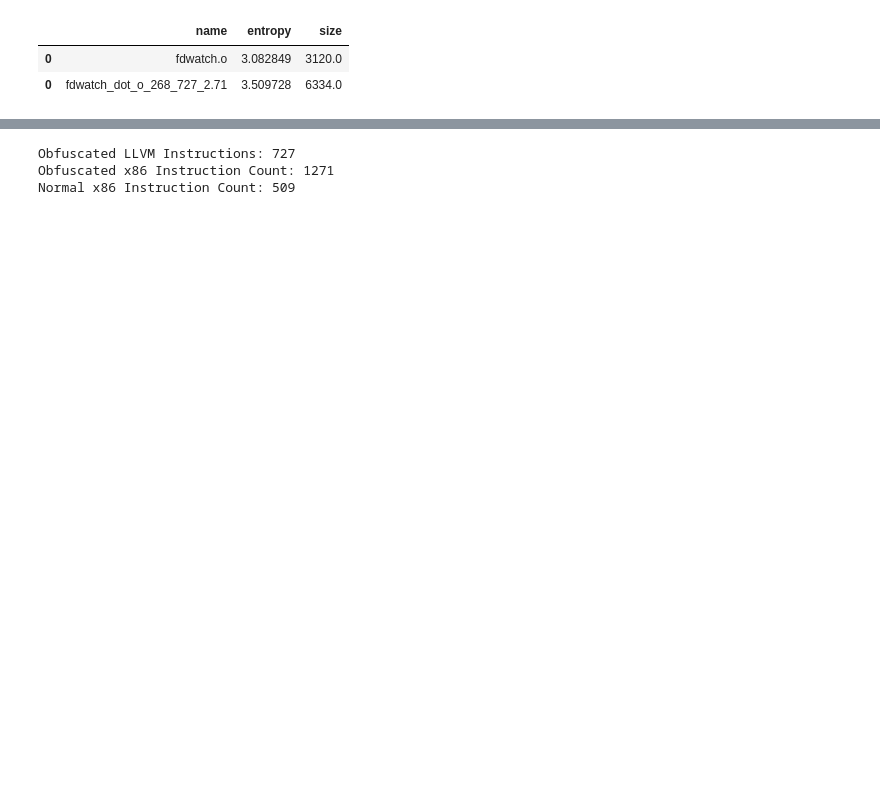
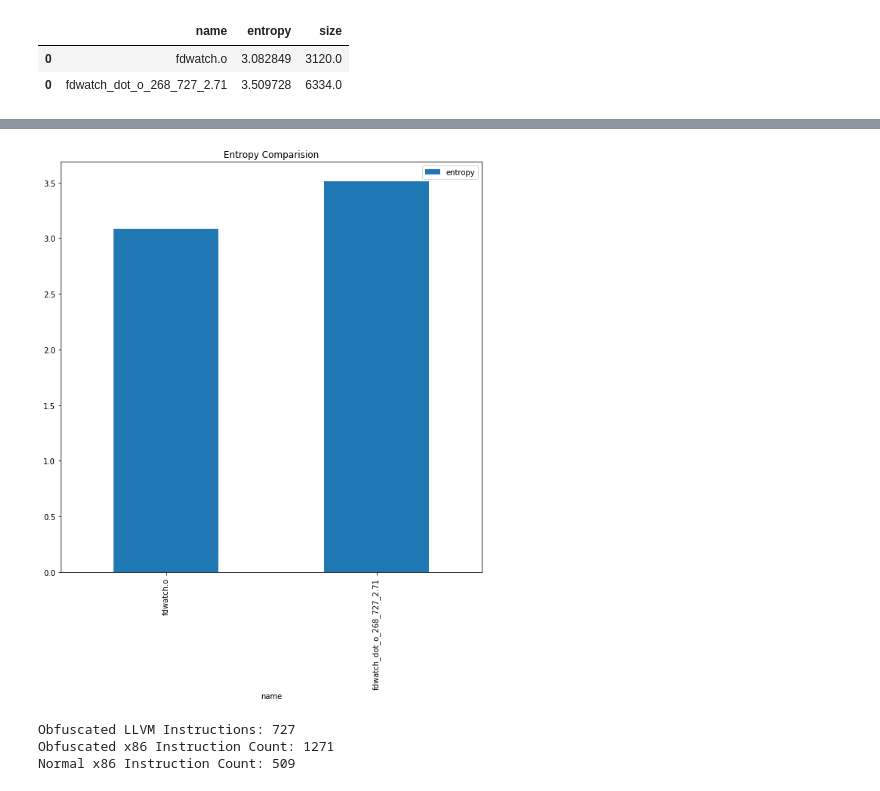
Before and after one commit to Jeffallan/Obfuspy, a Jupyter notebook: data.ipynb, the cells around one changed output, grey strips where cells are left out. Cells and saved outputs as stored; diff of their text form; code cells hidden in the pictures; blank space fills up the shorter version.

```diff
--- a/data.ipynb
+++ b/data.ipynb
@@ -36 +42,5 @@ prog_cmp[["name", "entropy", "size"]]
+# %%
+plt = prog_cmp.plot.bar(x="name", y="entropy", title="Entropy Comparision", figsize=(10, 10))
+# %% [output]
+[figure, added]
 # %%
```
Also changed, not shown: parts of 13 cells of this notebook.
